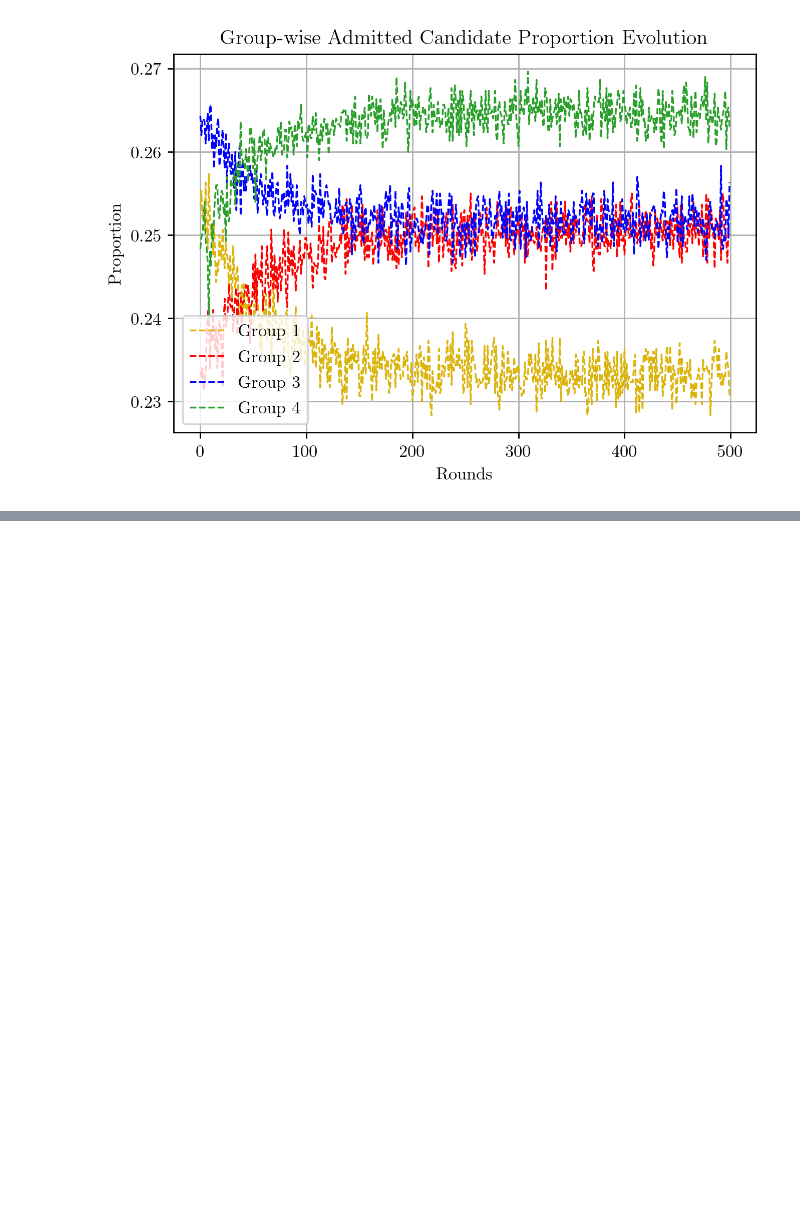
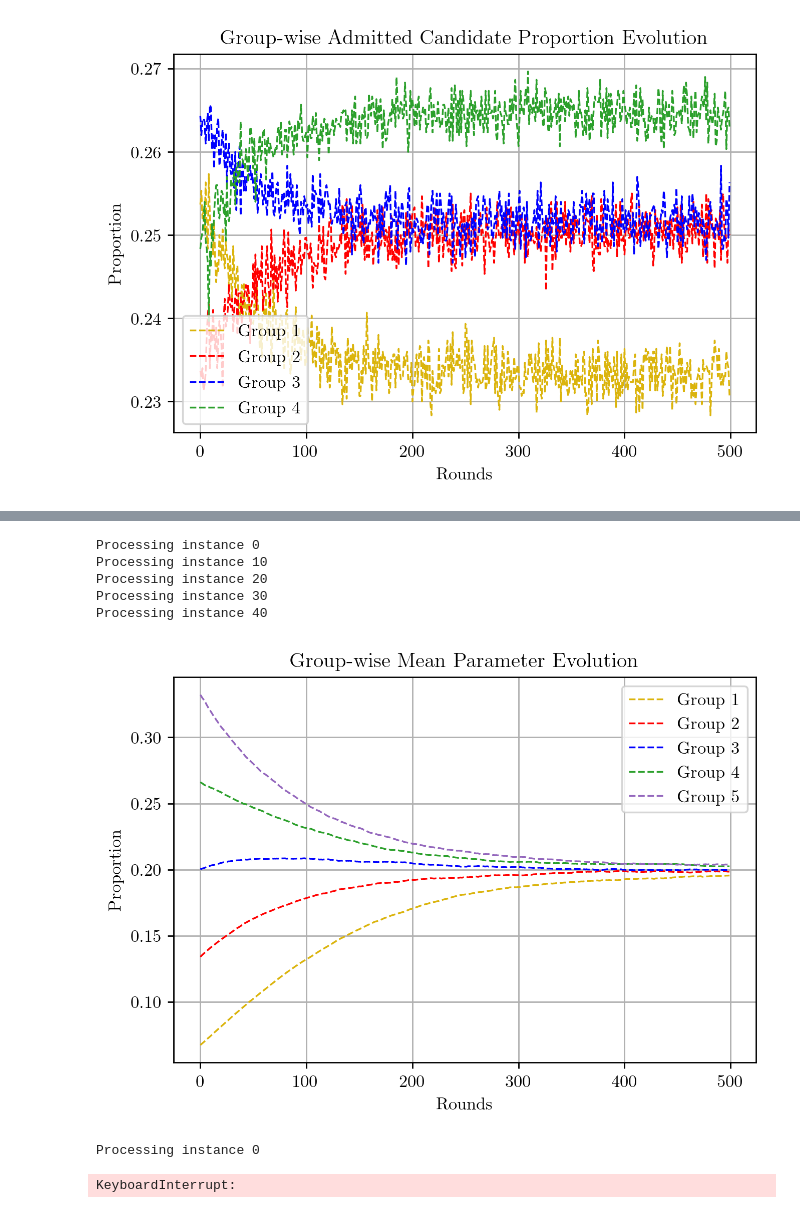
Before and after one commit to bhagyapuranik/fairness_multi_group, a Jupyter notebook: test.ipynb, the cells around one changed output, grey strips where cells are left out. Cells and saved outputs as stored; diff of their text form; code cells hidden in the pictures; blank space fills up the shorter version.

```diff
--- a/test.ipynb
+++ b/test.ipynb
@@ -116,0 +163,42 @@ Processing instance 90
+# %%
+num_rounds = 500
+lambda_ = 3
+eta = 0.025
+N = 50
+num_instances = 50
+num_groups = 5
+fairness_target = np.ones([num_groups])/num_groups
+initial_theta = (np.arange(num_groups)+1)/(num_groups*(num_groups+1)/2)
+mean = np.ones(num_groups)*5
+std = np.ones(num_groups)
+acceptance_ratio = 0.6
+decay = 0
+
+applicants, admitteds, thetas = process_multigroup(N, mean, std, acceptance_ratio, fairness_target, initial_theta, lambda_, eta, num_instances, num_rounds, decay)
+plot_mean_param_evolution(thetas,num_groups)
+# %% [output]
+Processing instance 0
+Processing instance 10
+Processing instance 20
+Processing instance 30
+Processing instance 40
+[figure, added]
+# %%
+num_rounds = 500
+lambda_ = 3
+eta = 0.025
+N = 50
+num_instances = 50
+num_groups = 6
+fairness_target = np.ones([num_groups])/num_groups
+initial_theta = (np.arange(num_groups)+1)/(num_groups*(num_groups+1)/2)
+mean = np.ones(num_groups)*5
+std = np.ones(num_groups)
+acceptance_ratio = 0.6
+decay = 0
+
+applicants, admitteds, thetas = process_multigroup(N, mean, std, acceptance_ratio, fairness_target, initial_theta, lambda_, eta, num_instances, num_rounds, decay)
+plot_mean_param_evolution(thetas,num_groups)
+# %% [output]
+Processing instance 0
+KeyboardInterrupt:
```
Also changed, not shown: parts of 3 cells of this notebook, 1 other file.
